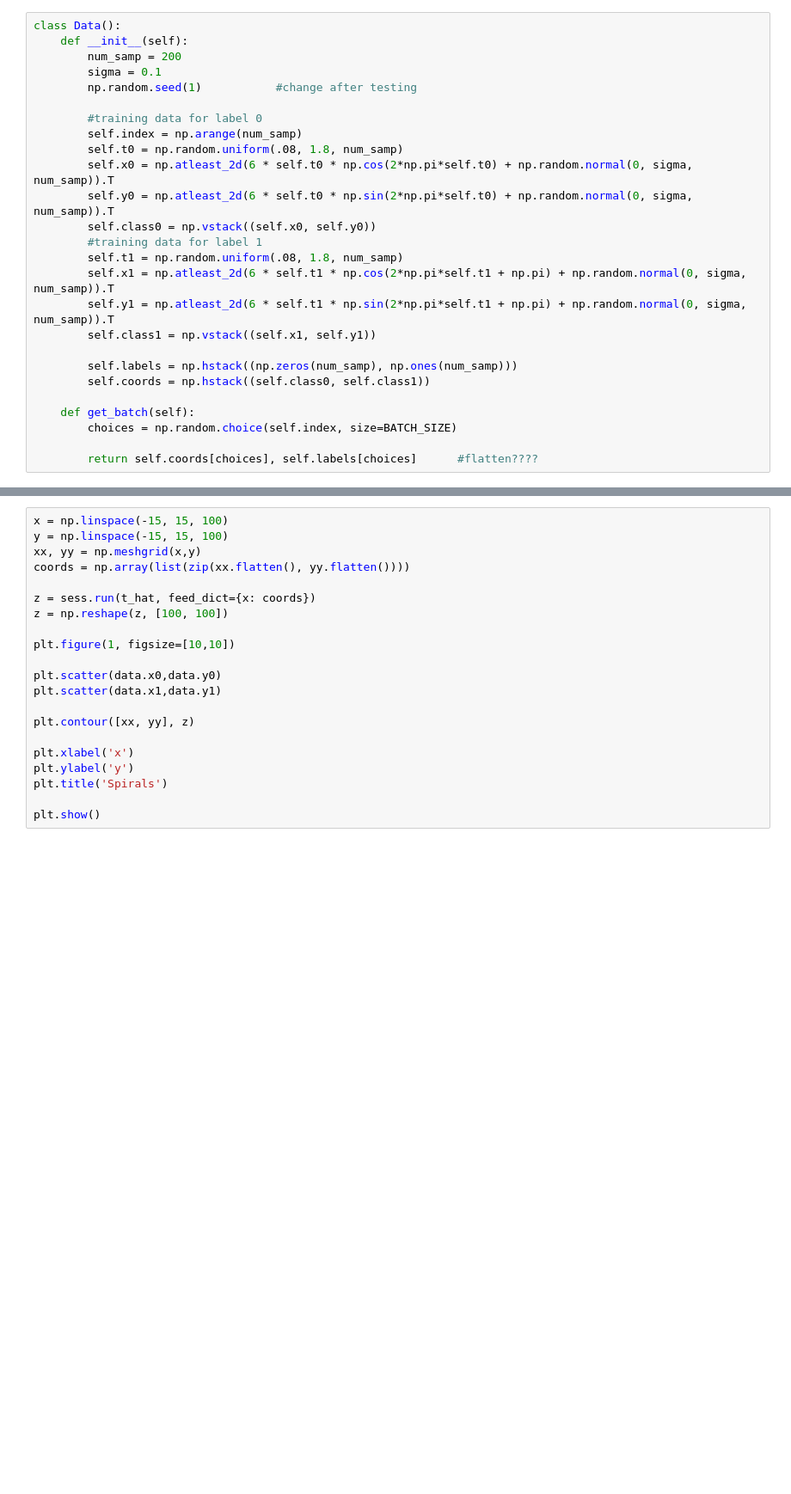
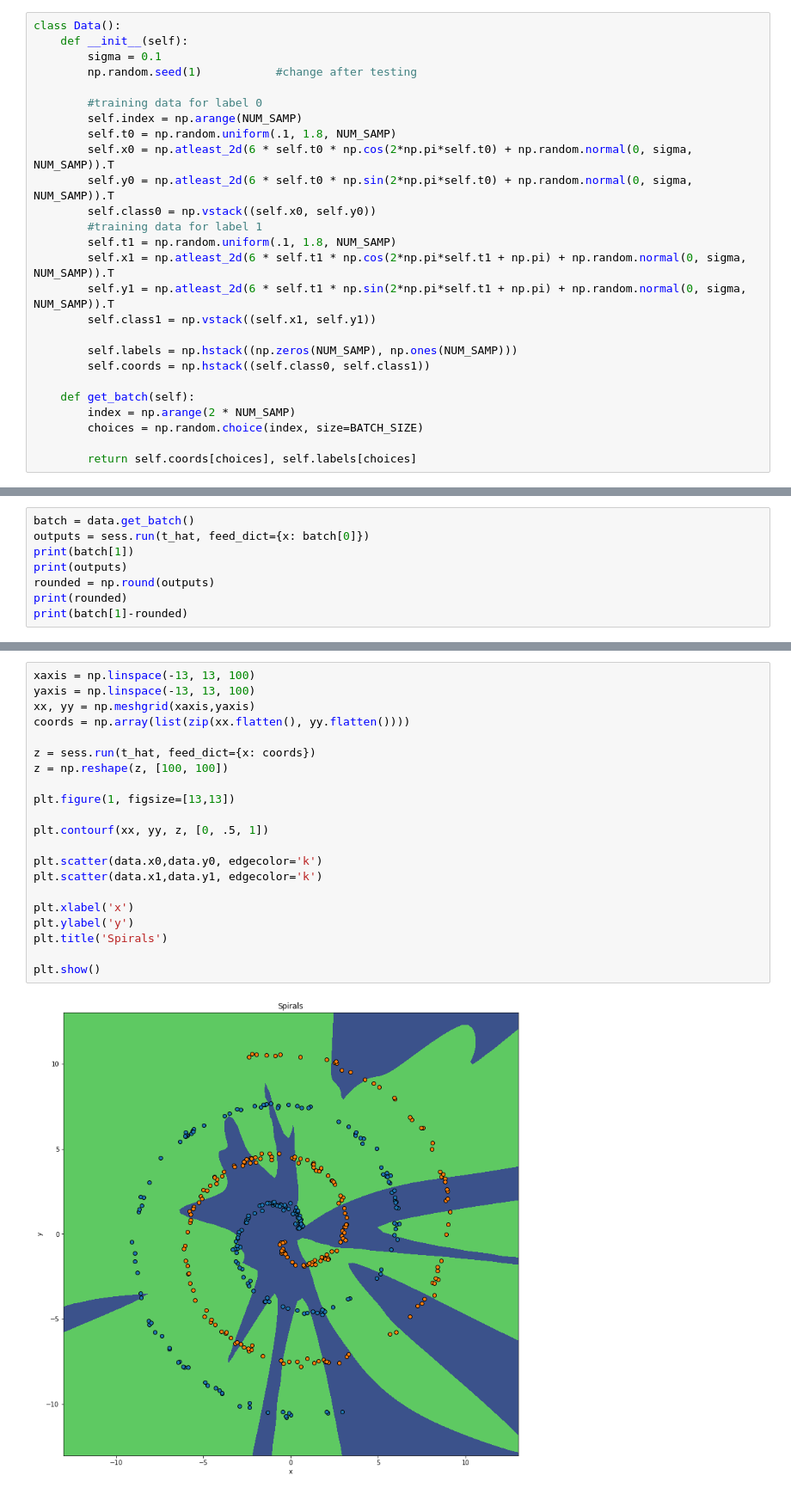
Before and after one commit to ceegeechow/Neural-Networks, a Jupyter notebook: spirals.ipynb, the cells around one changed output, grey strips where cells are left out. Shown: that part at 86% size. Cells and saved outputs as stored; diff of their text form; blank space fills up the shorter version.

```diff
--- a/spirals.ipynb
+++ b/spirals.ipynb
@@ -12,26 +13,26 @@ NUM_BATCHES = 300
 # %%
 class Data():
     def __init__(self):
-        num_samp = 200
         sigma = 0.1
         np.random.seed(1)           #change after testing
 
         #training data for label 0
-        self.index = np.arange(num_samp)
-        self.t0 = np.random.uniform(.08, 1.8, num_samp)
-        self.x0 = np.atleast_2d(6 * self.t0 * np.cos(2*np.pi*self.t0) + np.random.normal(0, sigma, num_samp)).T
-        self.y0 = np.atleast_2d(6 * self.t0 * np.sin(2*np.pi*self.t0) + np.random.normal(0, sigma, num_samp)).T
+        self.index = np.arange(NUM_SAMP)
+        self.t0 = np.random.uniform(.1, 1.8, NUM_SAMP)
+        self.x0 = np.atleast_2d(6 * self.t0 * np.cos(2*np.pi*self.t0) + np.random.normal(0, sigma, NUM_SAMP)).T
+        self.y0 = np.atleast_2d(6 * self.t0 * np.sin(2*np.pi*self.t0) + np.random.normal(0, sigma, NUM_SAMP)).T
         self.class0 = np.vstack((self.x0, self.y0))
         #training data for label 1
-        self.t1 = np.random.uniform(.08, 1.8, num_samp)
-        self.x1 = np.atleast_2d(6 * self.t1 * np.cos(2*np.pi*self.t1 + np.pi) + np.random.normal(0, sigma, num_samp)).T
-        self.y1 = np.atleast_2d(6 * self.t1 * np.sin(2*np.pi*self.t1 + np.pi) + np.random.normal(0, sigma, num_samp)).T
+        self.t1 = np.random.uniform(.1, 1.8, NUM_SAMP)
+        self.x1 = np.atleast_2d(6 * self.t1 * np.cos(2*np.pi*self.t1 + np.pi) + np.random.normal(0, sigma, NUM_SAMP)).T
+        self.y1 = np.atleast_2d(6 * self.t1 * np.sin(2*np.pi*self.t1 + np.pi) + np.random.normal(0, sigma, NUM_SAMP)).T
         self.class1 = np.vstack((self.x1, self.y1))
 
-        self.labels = np.hstack((np.zeros(num_samp), np.ones(num_samp)))
+        self.labels = np.hstack((np.zeros(NUM_SAMP), np.ones(NUM_SAMP)))
         self.coords = np.hstack((self.class0, self.class1))
 
     def get_batch(self):
-        choices = np.random.choice(self.index, size=BATCH_SIZE)
+        index = np.arange(2 * NUM_SAMP)
+        choices = np.random.choice(index, size=BATCH_SIZE)
 
-        return self.coords[choices], self.labels[choices]      #flatten????
+        return self.coords[choices], self.labels[choices]
@@ -80,0 +106,8 @@ ValueError: Variable w1 already exists, disallowed. Did you mean to set reuse=Tr
+# %%
+batch = data.get_batch()
+outputs = sess.run(t_hat, feed_dict={x: batch[0]})
+print(batch[1])
+print(outputs)
+rounded = np.round(outputs)
+print(rounded)
+print(batch[1]-rounded)
@@ -81,21 +127,23 @@ ValueError: Variable w1 already exists, disallowed. Did you mean to set reuse=Tr
 # %%
-x = np.linspace(-15, 15, 100)
-y = np.linspace(-15, 15, 100)
-xx, yy = np.meshgrid(x,y)
+xaxis = np.linspace(-13, 13, 100)
+yaxis = np.linspace(-13, 13, 100)
+xx, yy = np.meshgrid(xaxis,yaxis)
 coords = np.array(list(zip(xx.flatten(), yy.flatten())))
 
 z = sess.run(t_hat, feed_dict={x: coords})
 z = np.reshape(z, [100, 100])
 
-plt.figure(1, figsize=[10,10])
+plt.figure(1, figsize=[13,13])
 
-plt.scatter(data.x0,data.y0)
-plt.scatter(data.x1,data.y1)
+plt.contourf(xx, yy, z, [0, .5, 1])
 
-plt.contour([xx, yy], z)
+plt.scatter(data.x0,data.y0, edgecolor='k')
+plt.scatter(data.x1,data.y1, edgecolor='k')
 
 plt.xlabel('x')
 plt.ylabel('y')
 plt.title('Spirals')
 
 plt.show()
+# %% [output]
+[figure, added]
```
Also changed, not shown: parts of 5 cells of this notebook, 2 other files.
